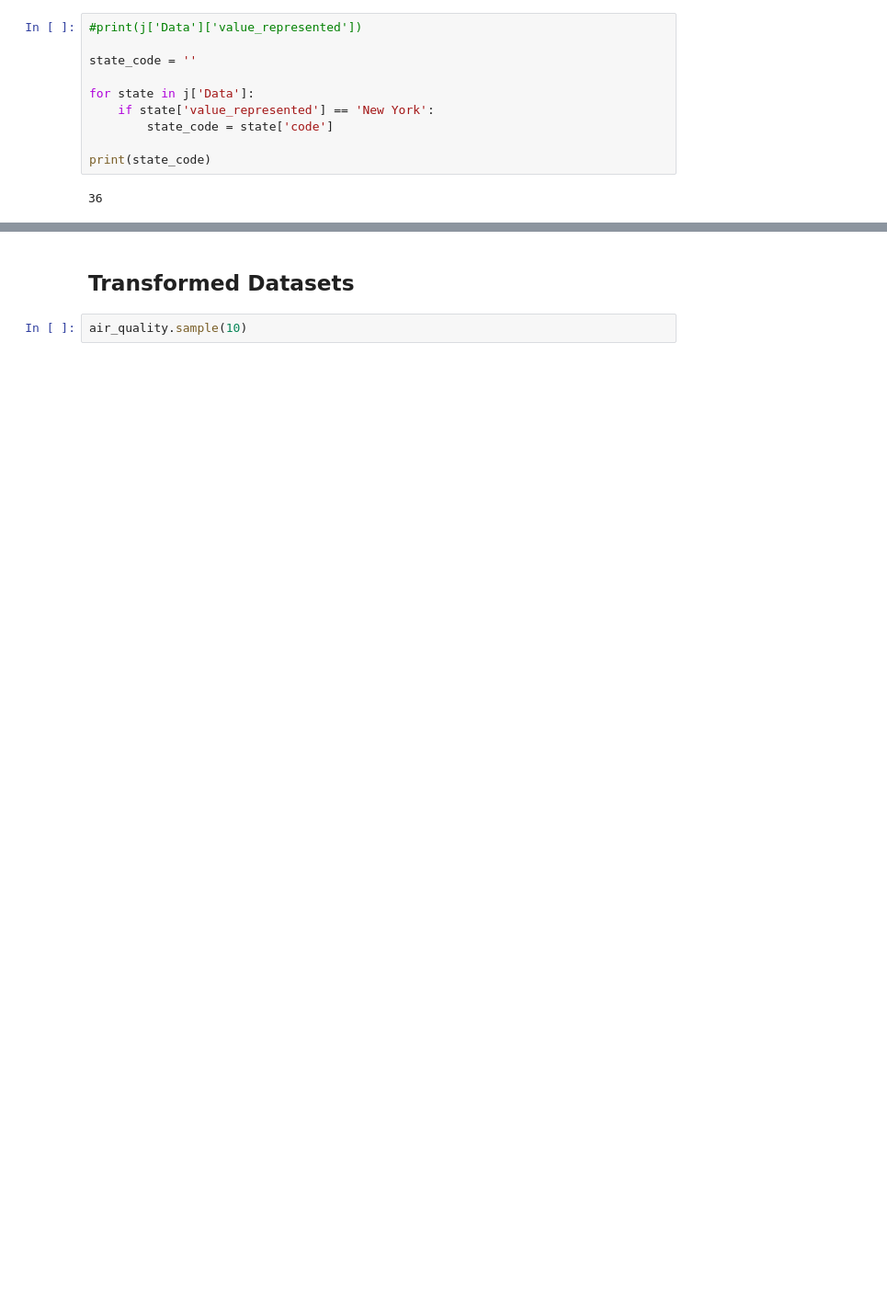
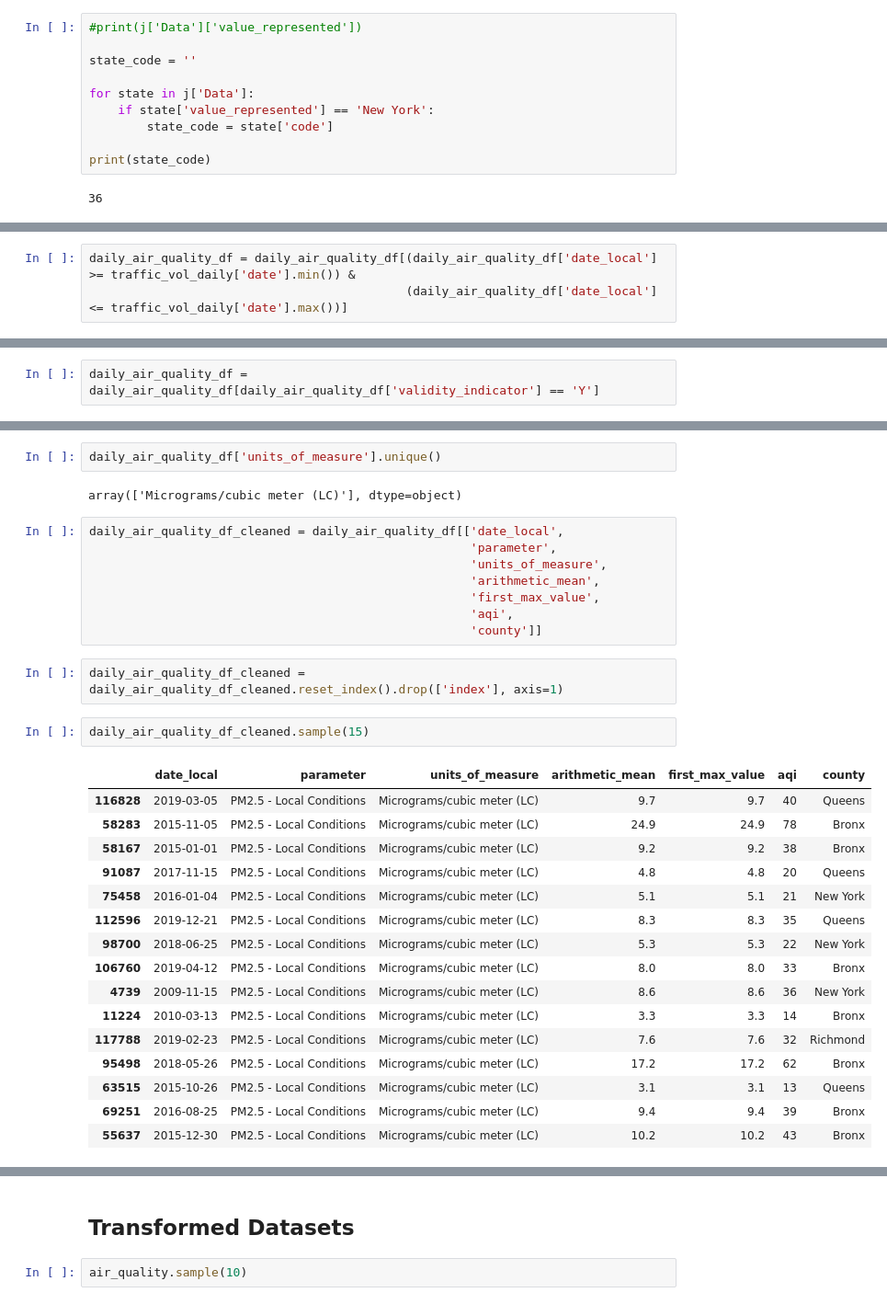
Before and after one commit to daniel-a-r/ccny_data_science_project, a Jupyter notebook: data_science_project.ipynb, the cells around one changed output, grey strips where cells are left out. Shown at 92% size. Saved outputs shown, nothing was run; the diff lists cells and outputs as text; blank space fills up the shorter version.

Commit message:
Clean epa air quality

```diff
--- a/data_science_project.ipynb
+++ b/data_science_project.ipynb
@@ -1110,0 +1264,3 @@ print(county_codes)
+# %%
+daily_air_quality_df = daily_air_quality_df[(daily_air_quality_df['date_local'] >= traffic_vol_daily['date'].min()) &
+                                            (daily_air_quality_df['date_local'] <= traffic_vol_daily['date'].max())]
@@ -1110,0 +1299,2 @@ print(county_codes)
+# %%
+daily_air_quality_df = daily_air_quality_df[daily_air_quality_df['validity_indicator'] == 'Y']
@@ -1110,0 +1338,33 @@ print(county_codes)
+# %%
+daily_air_quality_df['units_of_measure'].unique()
+# %% [output]
+array(['Micrograms/cubic meter (LC)'], dtype=object)
+# %%
+daily_air_quality_df_cleaned = daily_air_quality_df[['date_local',
+                                                     'parameter',
+                                                     'units_of_measure',
+                                                     'arithmetic_mean',
+                                                     'first_max_value',
+                                                     'aqi',
+                                                     'county']]
+# %%
+daily_air_quality_df_cleaned = daily_air_quality_df_cleaned.reset_index().drop(['index'], axis=1)
+# %%
+daily_air_quality_df_cleaned.sample(15)
+# %% [output]
+|  | date_local | parameter | units_of_measure | arithmetic_mean | first_max_value | aqi | county |
+| 116828 | 2019-03-05 | PM2.5 - Local Conditions | Micrograms/cubic meter (LC) | 9.7 | 9.7 | 40 | Queens |
+| 58283 | 2015-11-05 | PM2.5 - Local Conditions | Micrograms/cubic meter (LC) | 24.9 | 24.9 | 78 | Bronx |
+| 58167 | 2015-01-01 | PM2.5 - Local Conditions | Micrograms/cubic meter (LC) | 9.2 | 9.2 | 38 | Bronx |
+| 91087 | 2017-11-15 | PM2.5 - Local Conditions | Micrograms/cubic meter (LC) | 4.8 | 4.8 | 20 | Queens |
+| 75458 | 2016-01-04 | PM2.5 - Local Conditions | Micrograms/cubic meter (LC) | 5.1 | 5.1 | 21 | New York |
+| 112596 | 2019-12-21 | PM2.5 - Local Conditions | Micrograms/cubic meter (LC) | 8.3 | 8.3 | 35 | Queens |
+| 98700 | 2018-06-25 | PM2.5 - Local Conditions | Micrograms/cubic meter (LC) | 5.3 | 5.3 | 22 | New York |
+| 106760 | 2019-04-12 | PM2.5 - Local Conditions | Micrograms/cubic meter (LC) | 8.0 | 8.0 | 33 | Bronx |
+| 4739 | 2009-11-15 | PM2.5 - Local Conditions | Micrograms/cubic meter (LC) | 8.6 | 8.6 | 36 | New York |
+| 11224 | 2010-03-13 | PM2.5 - Local Conditions | Micrograms/cubic meter (LC) | 3.3 | 3.3 | 14 | Bronx |
+| 117788 | 2019-02-23 | PM2.5 - Local Conditions | Micrograms/cubic meter (LC) | 7.6 | 7.6 | 32 | Richmond |
+| 95498 | 2018-05-26 | PM2.5 - Local Conditions | Micrograms/cubic meter (LC) | 17.2 | 17.2 | 62 | Bronx |
+| 63515 | 2015-10-26 | PM2.5 - Local Conditions | Micrograms/cubic meter (LC) | 3.1 | 3.1 | 13 | Queens |
+| 69251 | 2016-08-25 | PM2.5 - Local Conditions | Micrograms/cubic meter (LC) | 9.4 | 9.4 | 39 | Bronx |
+| 55637 | 2015-12-30 | PM2.5 - Local Conditions | Micrograms/cubic meter (LC) | 10.2 | 10.2 | 43 | Bronx |
```
Also changed, not shown: parts of 36 cells of this notebook.
